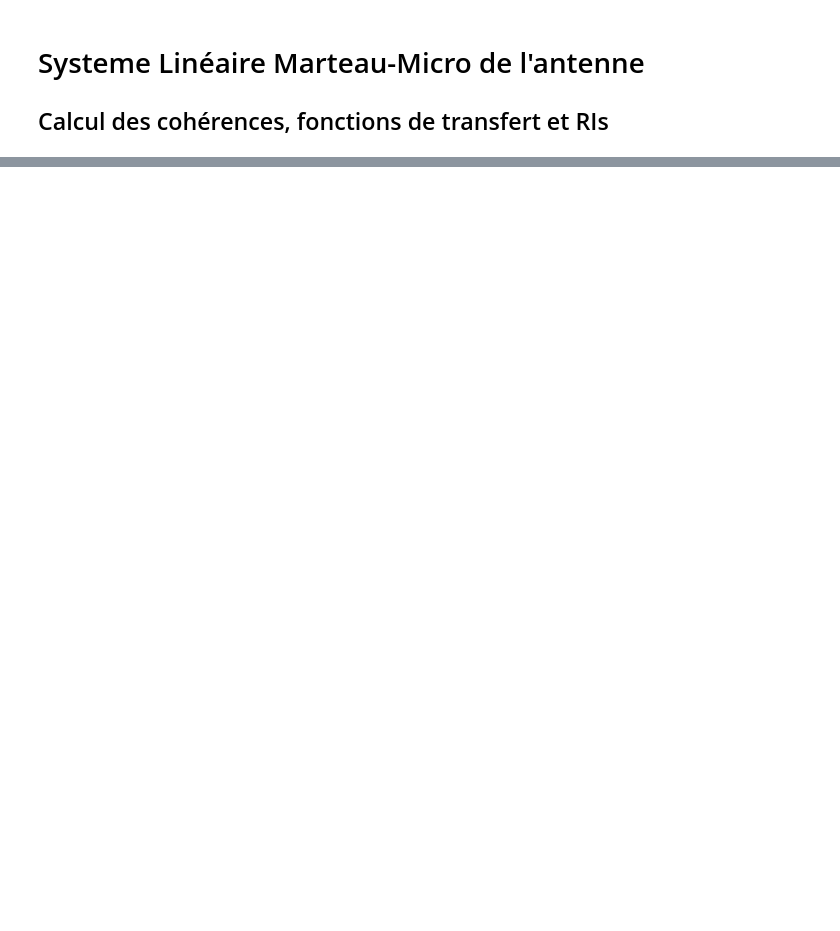
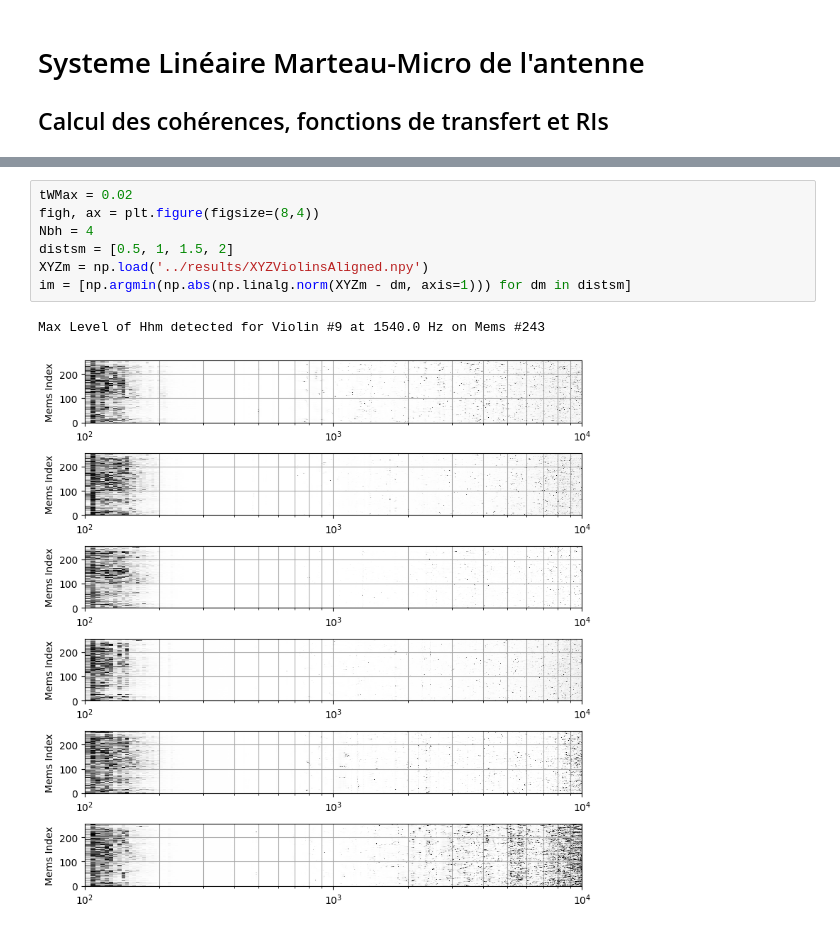
Before and after one commit to ollivierf/BilbaoViolinsDir, a Jupyter notebook: notebooks/Violon_1_Marteau2HetRI.ipynb, the cells around one changed output, grey strips where cells are left out. Drawn from its saved outputs; the diff is of its cells as text; blank space fills up the shorter version.

```diff
--- a/notebooks/Violon_1_Marteau2HetRI.ipynb
+++ b/notebooks/Violon_1_Marteau2HetRI.ipynb
@@ -296,0 +389,10 @@ Max Level of Hhm detected for Violin #9 at 1540.0 Hz on Mems #243
+# %%
+tWMax = 0.02
+figh, ax = plt.figure(figsize=(8,4))
+Nbh = 4
+distsm = [0.5, 1, 1.5, 2]
+XYZm = np.load('../results/XYZViolinsAligned.npy')
+im = [np.argmin(np.abs(np.linalg.norm(XYZm - dm, axis=1))) for dm in distsm]
+# %% [output]
+Max Level of Hhm detected for Violin #9 at 1540.0 Hz on Mems #243
+[figure, added]
```
Also changed, not shown: parts of 8 cells of this notebook, 16 other files.
